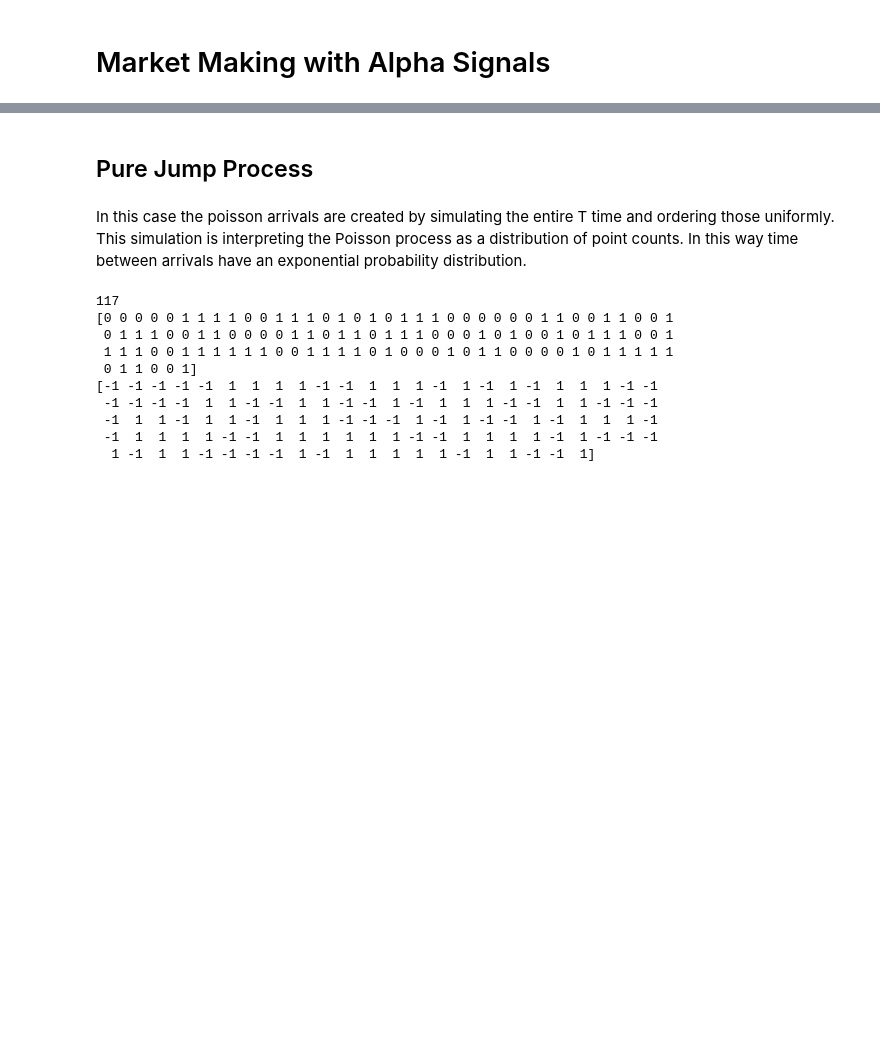
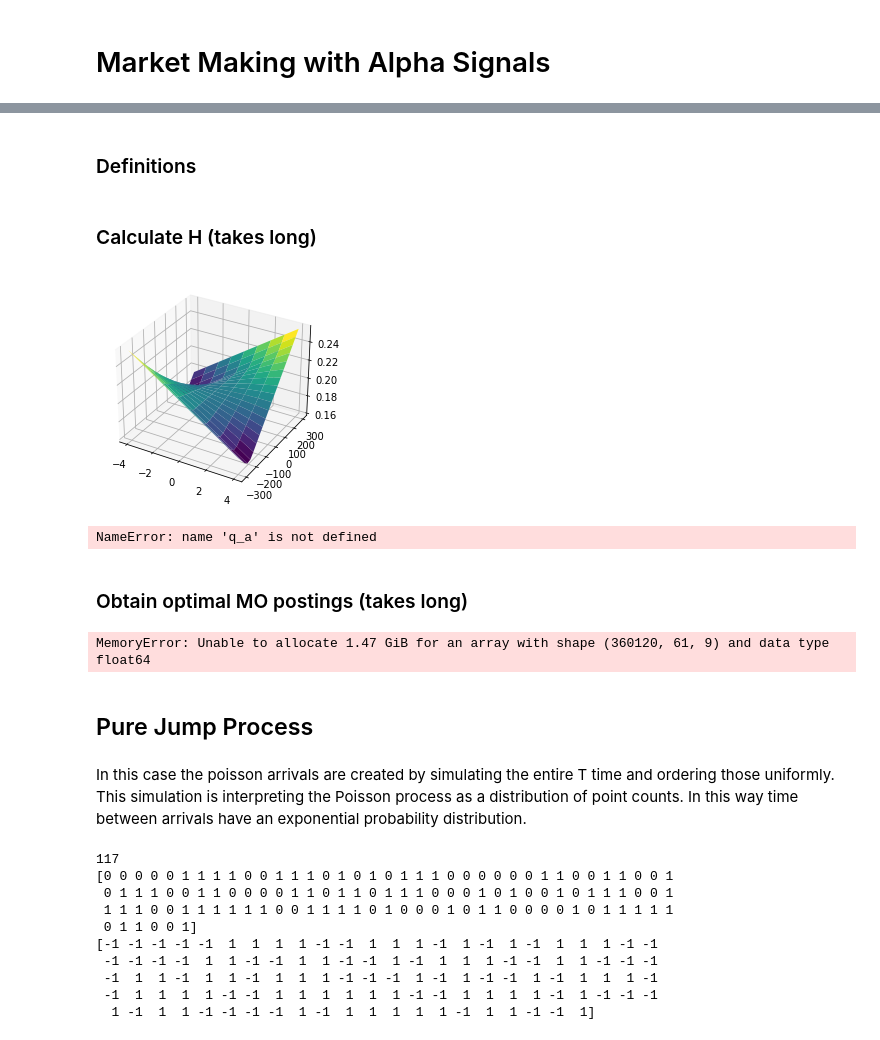
Before and after one commit to cavallofederico/marketmaking, a Jupyter notebook: market_making_alpha_signals - fede.ipynb, the cells around one changed output, grey strips where cells are left out. Saved outputs shown, nothing was run; the diff lists cells and outputs as text; code cells hidden in the pictures; blank space fills up the shorter version.

```diff
--- a/market_making_alpha_signals - fede.ipynb
+++ b/market_making_alpha_signals - fede.ipynb
@@ -2,0 +53,2 @@
+# %% [markdown]
+### Definitions
@@ -2,0 +226,41 @@
+# %% [markdown]
+### Calculate H (takes long)
+# %%
+# Terminal and boundary conditions
+h[-1, :, :] = (
+    np.ones((1, n_alpha)) *
+    np.array([(q_a * (-np.sign(q_a) * Upsilon - psi * q_a))]).T
+).T
+
+for t_i in range(n_t - 2, -1, -1):
+    for q_i in range(n_q):
+        h_q_t_1 = h[t_i + 1, :, q_i]
+        d_alpha_h = calculate_d_alpha_h(h_q_t_1)
+        dd_alpha_h = calculate_dd_alpha_h(h_q_t_1)
+        l_plus[t_i + 1, :, q_i], l_minus[t_i + 1, :, q_i] = find_optimal_postings(
+            h, t_i, q_i
+        )
+        h[t_i, :, q_i] = S_dt_dalpha(h, t_i, q_i, d_alpha_h, dd_alpha_h)
+# %%
+from matplotlib import pyplot as plt
+from mpl_toolkits.mplot3d import Axes3D
+
+x, y = np.meshgrid(q_a, alpha)
+
+fig = plt.figure()
+axes = fig.gca(projection ='3d')
+axes.plot_surface(x, y, h[0,:,:], cmap='viridis')
+
+plt.show()
+# %% [output]
+[figure, added]
+# %%
+np.save("h.npy",h)
+np.save("q.npy",q_a)
+np.save("alpha.npy", alpha)
+np.save("l_plus.npy", l_plus)
+np.save("l_minus.npy", l_minus)
+# %% [output]
+NameError: name 'q_a' is not defined
+# %% [markdown]
+### Obtain optimal MO postings (takes long)
@@ -2,0 +307,11 @@
+# %%
+mo_plus = np.zeros((n_t, n_alpha, n_q))
+mo_minus = np.zeros((n_t, n_alpha, n_q))
+
+for t_i in range(n_t - 2, -1, -1):
+    for q_i in range(n_q):
+        mo_plus[t_i + 1, :, q_i], mo_minus[t_i + 1, :, q_i] = find_optimal_MO(
+            h, t_i, q_i
+        )
+# %% [output]
+MemoryError: Unable to allocate 1.47 GiB for an array with shape (360120, 61, 9) and data type float64
```
Also changed, not shown: parts of 21 cells of this notebook.
